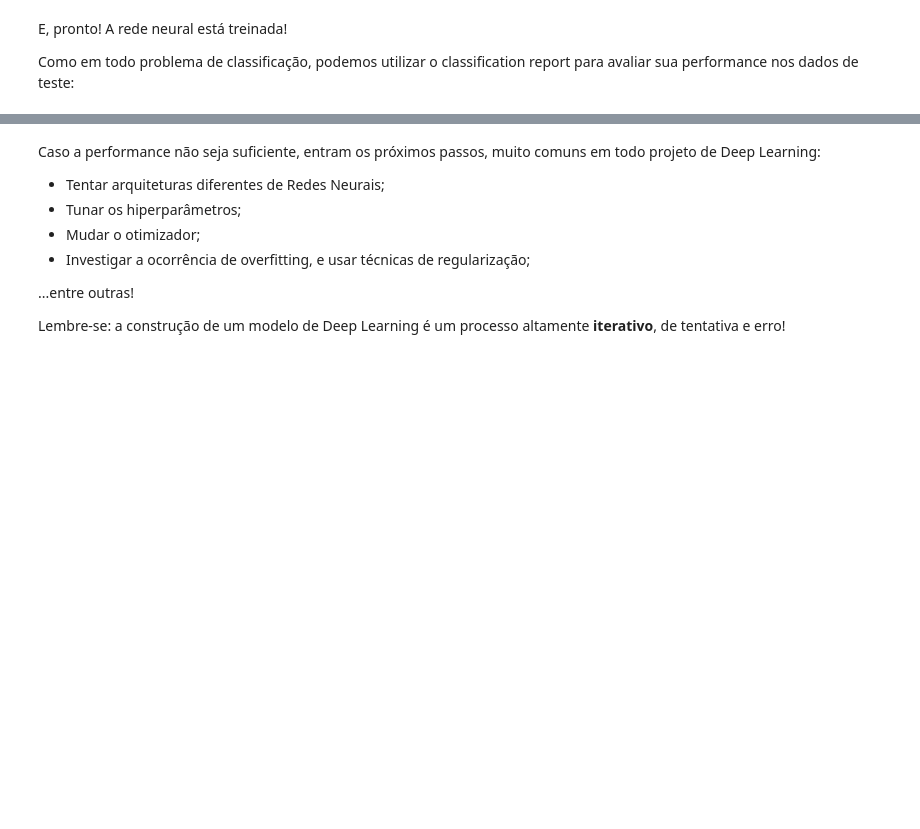
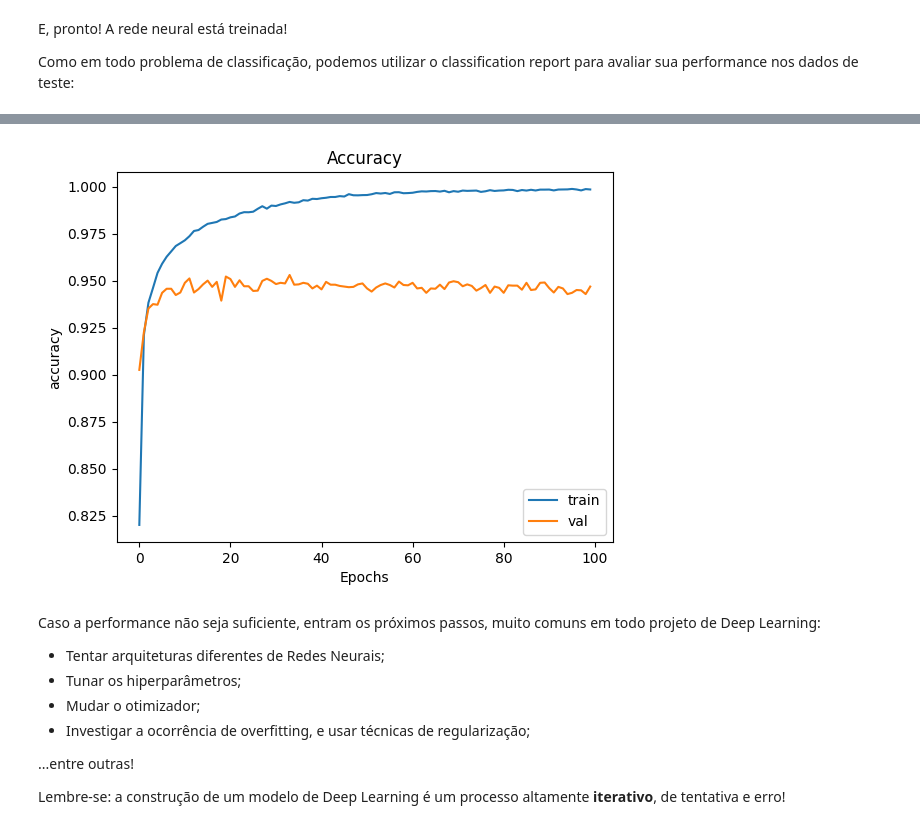
Before and after one commit to joaopasini/letscode_repository, a Jupyter notebook: Módulo 14 - Redes Neurais I/Aula 2 - Backprogation e Função de ativação.ipynb, the cells around one changed output, grey strips where cells are left out. Drawn from its saved outputs; the diff is of its cells as text; code cells hidden in the pictures; blank space fills up the shorter version.

```diff
--- a/Módulo 14 - Redes Neurais I/Aula 2 - Backprogation e Função de ativação.ipynb
+++ b/Módulo 14 - Redes Neurais I/Aula 2 - Backprogation e Função de ativação.ipynb
@@ -780,3 +903,15 @@ Como em todo problema de classificação, podemos utilizar o classification repo
+# %%
+import matplotlib.pyplot as plt
+
+plt.title('Accuracy')
+plt.plot(history_rede_simples.history['accuracy'], label='train')
+plt.plot(history_rede_simples.history['val_accuracy'], label='val')
+plt.ylabel('accuracy')
+plt.xlabel('Epochs')
+plt.legend()
+plt.show()
+# %% [output]
+[figure, added]
 # %% [markdown]
 Caso a performance não seja suficiente, entram os próximos passos, muito comuns em todo projeto de Deep Learning:
 
```
Also changed, not shown: parts of 36 cells of this notebook.
